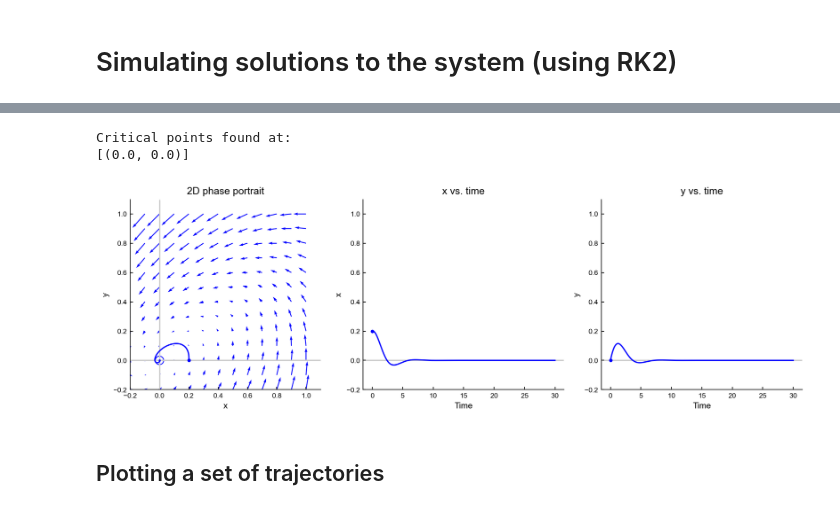
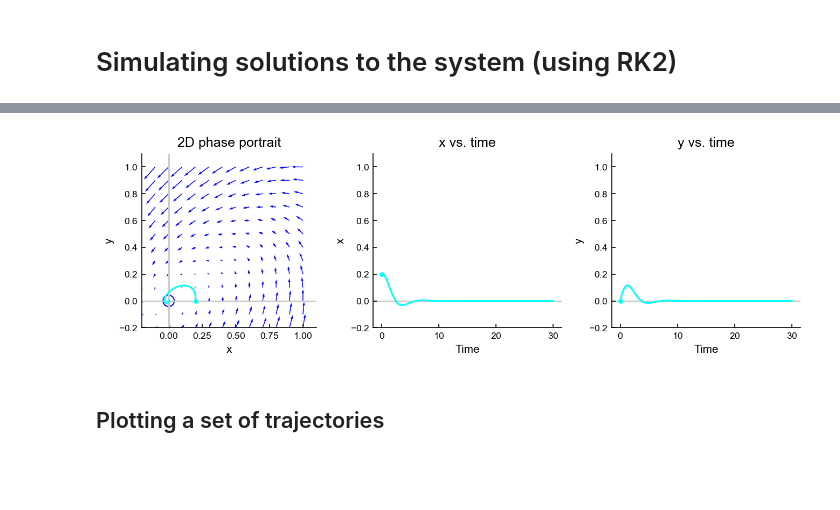
Before and after one commit to badralbanna/FTN, a Jupyter notebook: 7 Plotting phase diagrams for 2D systems.ipynb, the cells around one changed output, grey strips where cells are left out. Saved outputs shown, nothing was run; the diff lists cells and outputs as text; code cells hidden in the pictures; blank space fills up the shorter version.

```diff
--- a/7 Plotting phase diagrams for 2D systems.ipynb
+++ b/7 Plotting phase diagrams for 2D systems.ipynb
@@ -56,5 +57,5 @@ Y_MAX = 1.1 # maximum X value shown
 RES = 0.1 # spacing between arrows for the quiver plot), don't need to change
 Q_SCALE = 1.0 # scale factor to stretch quivers when plotted (for visibility), don't need to change
 # %%
-ax, ax_x, ax_y = plot_2D_solutions(T_f, [X_0], [Y_0], DXDT, DYDT, [find_next_point_midpoint_nD], colors=['b'], dt=DT, xlim=(X_MIN, X_MAX), ylim=(Y_MIN, Y_MAX), res=RES, q_scale=Q_SCALE)
+ax, ax_x, ax_y = plot_2D_solutions(T_f, [X_0], [Y_0], DXDT, DYDT, dt=DT, xlim=(X_MIN, X_MAX), ylim=(Y_MIN, Y_MAX), res=RES, q_scale=Q_SCALE)
 # %% [output]
@@ -62,6 +64,4 @@ ax, ax_x, ax_y = plot_2D_solutions(T_f, [X_0], [Y_0], DXDT, DYDT, [find_next_poi
-Critical points found at:
-[(0.0, 0.0)]
-[figure, old version]
+[figure, new version]
 # %% [markdown]
 ## Plotting a set of trajectories
 # %%
```
Also changed, not shown: parts of 6 cells of this notebook, 6 other files.
